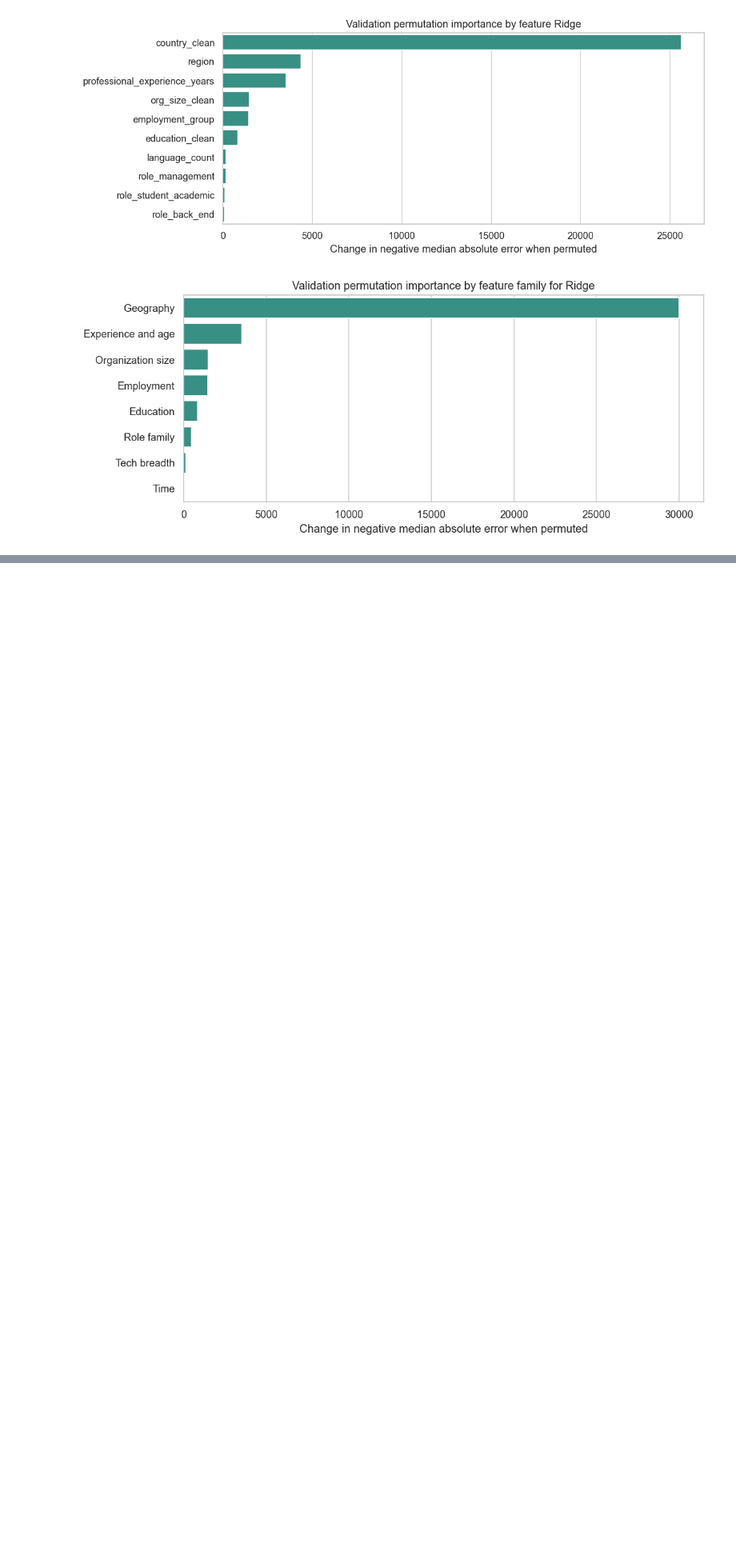
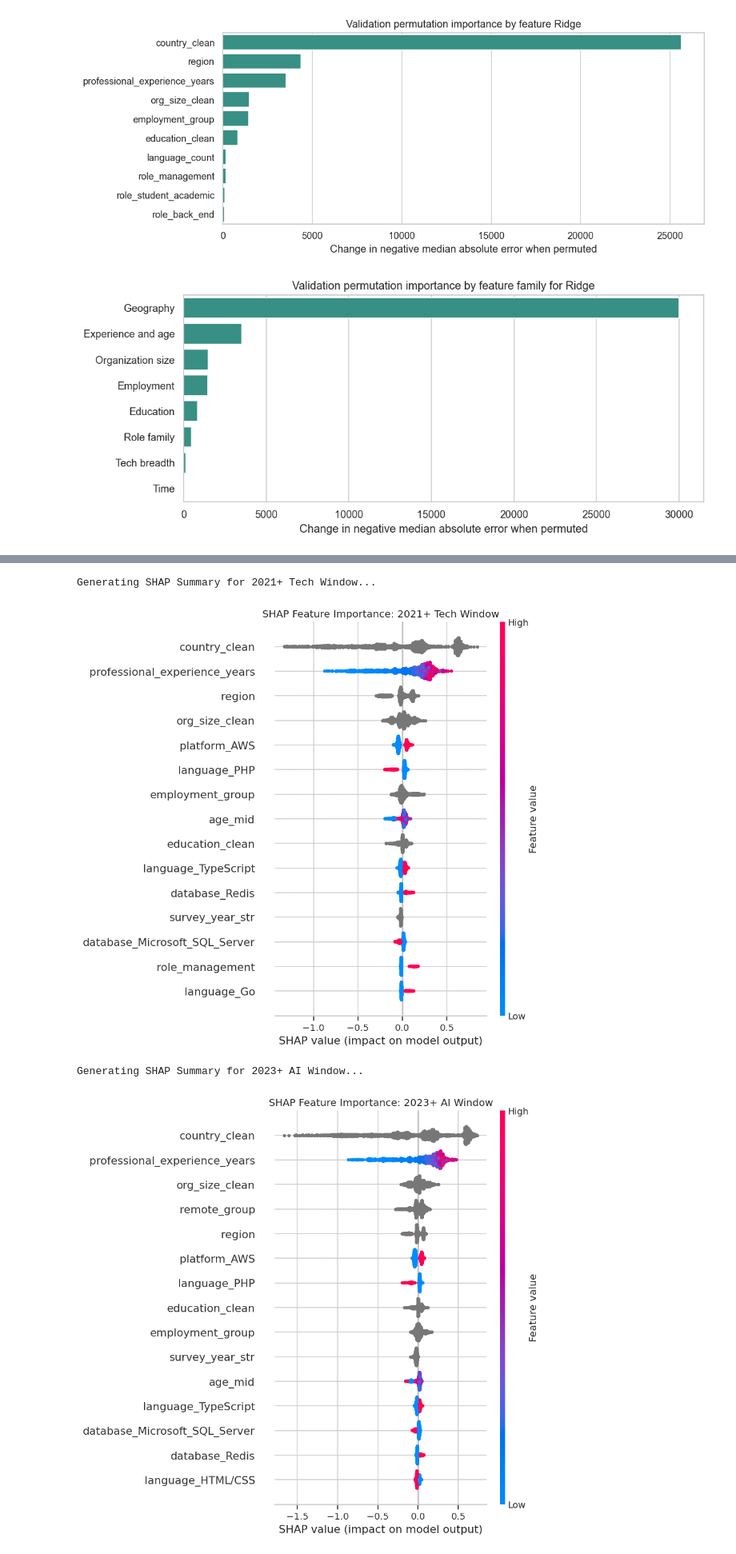
Before and after one commit to Jdrice72901/DSBA-6211-Stack-overflow-Survey-Analysis, a Jupyter notebook: notebooks/Compensation_Model.ipynb, the cells around one changed output, grey strips where cells are left out. Shown at 80% size. Drawn from its saved outputs; the diff is of its cells as text; code cells hidden in the pictures; blank space fills up the shorter version.

```diff
--- a/notebooks/Compensation_Model.ipynb
+++ b/notebooks/Compensation_Model.ipynb
@@ -692,0 +1659,23 @@ Top families by permutation importance:
+# %%
+plt.figure(figsize=(15, 6))
+
+print("Generating SHAP Summary for 2021+ Tech Window...")
+X_tech_shap = X_tech_test.sample(min(2000, len(X_tech_test)), random_state=RANDOM_STATE)
+tech_explainer = shap.TreeExplainer(tech_lgb)
+tech_shap_values = tech_explainer(X_tech_shap)
+shap.summary_plot(tech_shap_values, X_tech_shap, max_display=15, show=False)
+plt.title("SHAP Feature Importance: 2021+ Tech Window")
+plt.show()
+
+print("\nGenerating SHAP Summary for 2023+ AI Window...")
+X_ai_shap = X_ai_test.sample(min(2000, len(X_ai_test)), random_state=RANDOM_STATE)
+ai_explainer = shap.TreeExplainer(ai_lgb)
+ai_shap_values = ai_explainer(X_ai_shap)
+shap.summary_plot(ai_shap_values, X_ai_shap, max_display=15, show=False)
+plt.title("SHAP Feature Importance: 2023+ AI Window")
+plt.show()
+# %% [output]
+Generating SHAP Summary for 2021+ Tech Window...
+[figure, added]
+Generating SHAP Summary for 2023+ AI Window...
+[figure, added]
```
Also changed, not shown: parts of 36 cells of this notebook, 8 other files.
